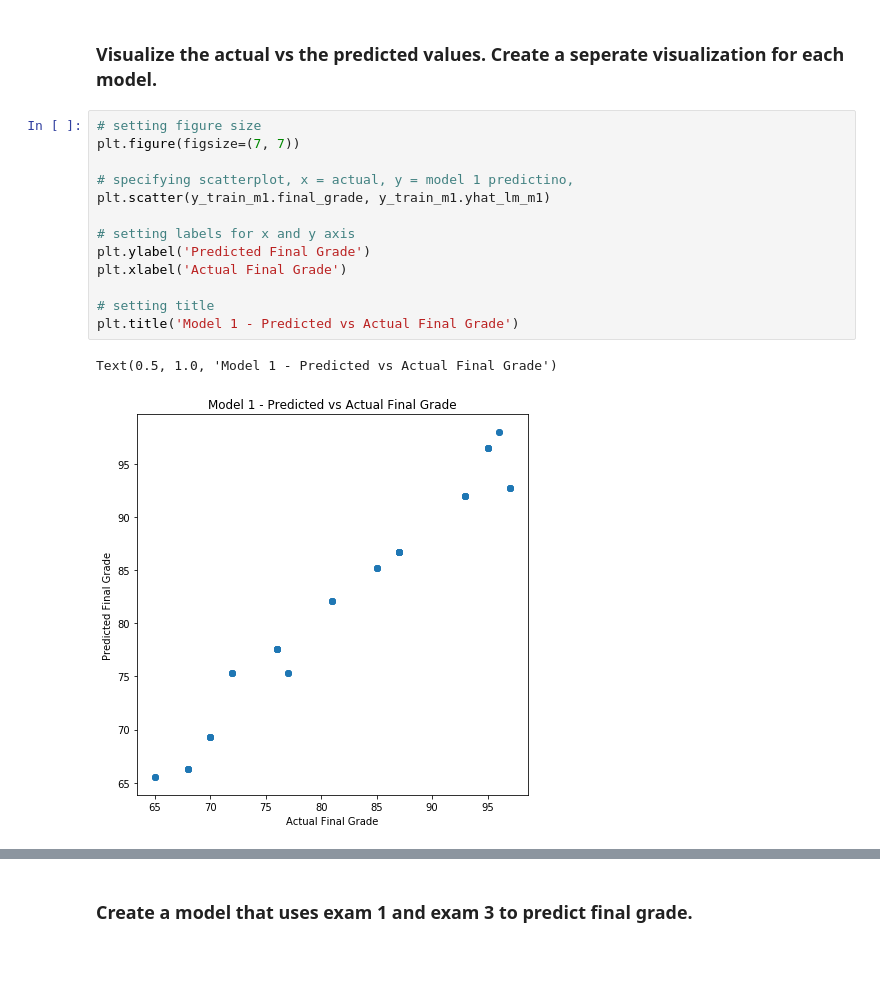
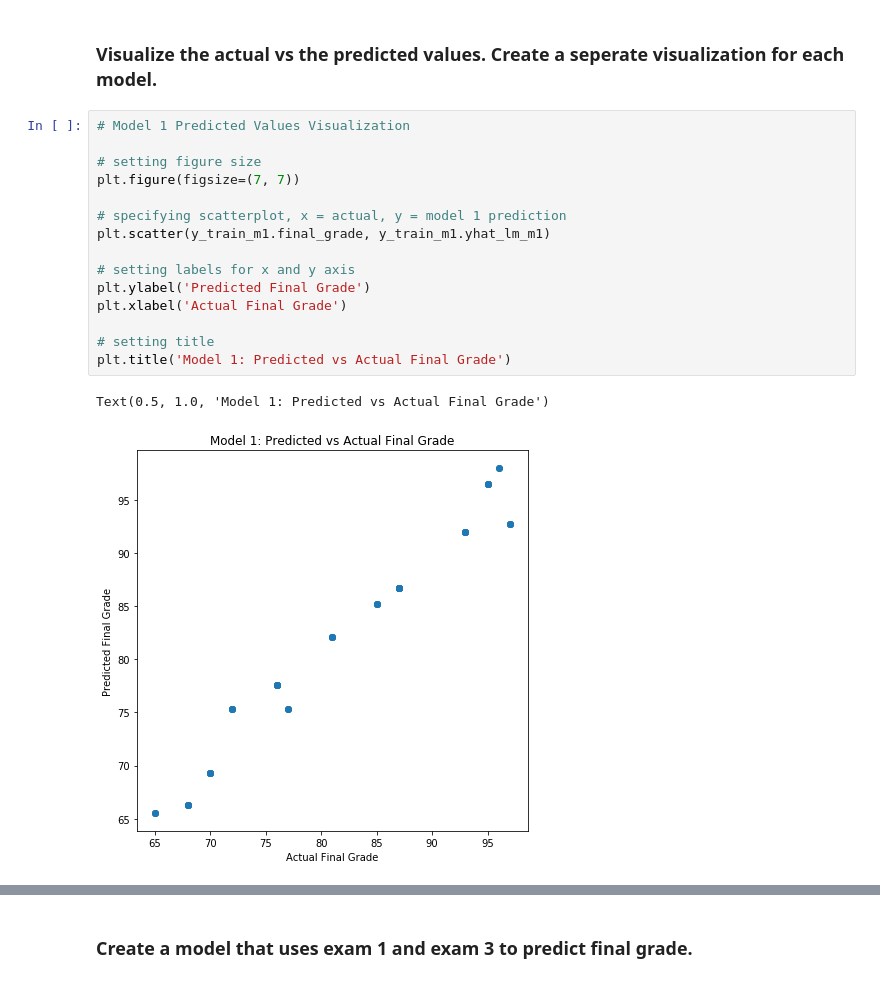
Before and after one commit to SamuelD-Data/regression-exercises, a Jupyter notebook: model.ipynb, the cells around one changed output, grey strips where cells are left out. Cells and saved outputs as stored; diff of their text form.

```diff
--- a/model.ipynb
+++ b/model.ipynb
@@ -159,19 +163,21 @@ Text(0.5, 1.0, 'Model 2 - Predicted vs Actual Final Grade')
 # %% [markdown]
 ### Visualize the actual vs the predicted values. Create a seperate visualization for each model.
 # %%
+# Model 1 Predicted Values Visualization
+
 # setting figure size
 plt.figure(figsize=(7, 7))
 
-# specifying scatterplot, x = actual, y = model 1 predictino,
+# specifying scatterplot, x = actual, y = model 1 prediction
 plt.scatter(y_train_m1.final_grade, y_train_m1.yhat_lm_m1)
 
 # setting labels for x and y axis
 plt.ylabel('Predicted Final Grade')
 plt.xlabel('Actual Final Grade')
 
 # setting title
-plt.title('Model 1 - Predicted vs Actual Final Grade')
+plt.title('Model 1: Predicted vs Actual Final Grade')
 # %% [output]
-Text(0.5, 1.0, 'Model 1 - Predicted vs Actual Final Grade')
+Text(0.5, 1.0, 'Model 1: Predicted vs Actual Final Grade')
-[figure, old version]
+[figure, new version]
 # %%
```
Also changed, not shown: parts of 18 cells of this notebook.
